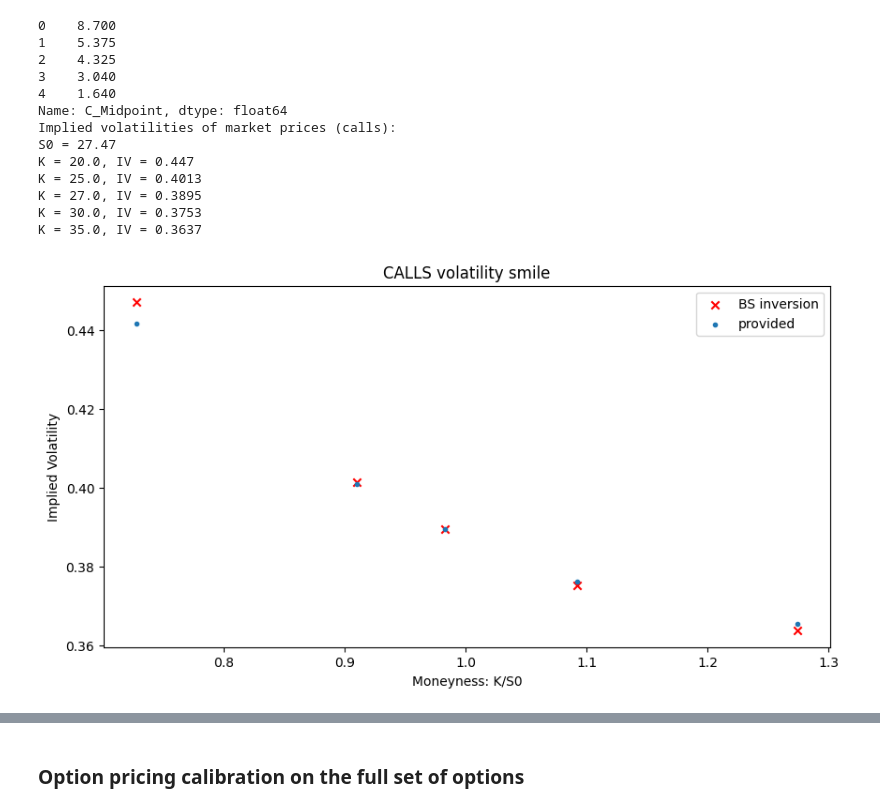
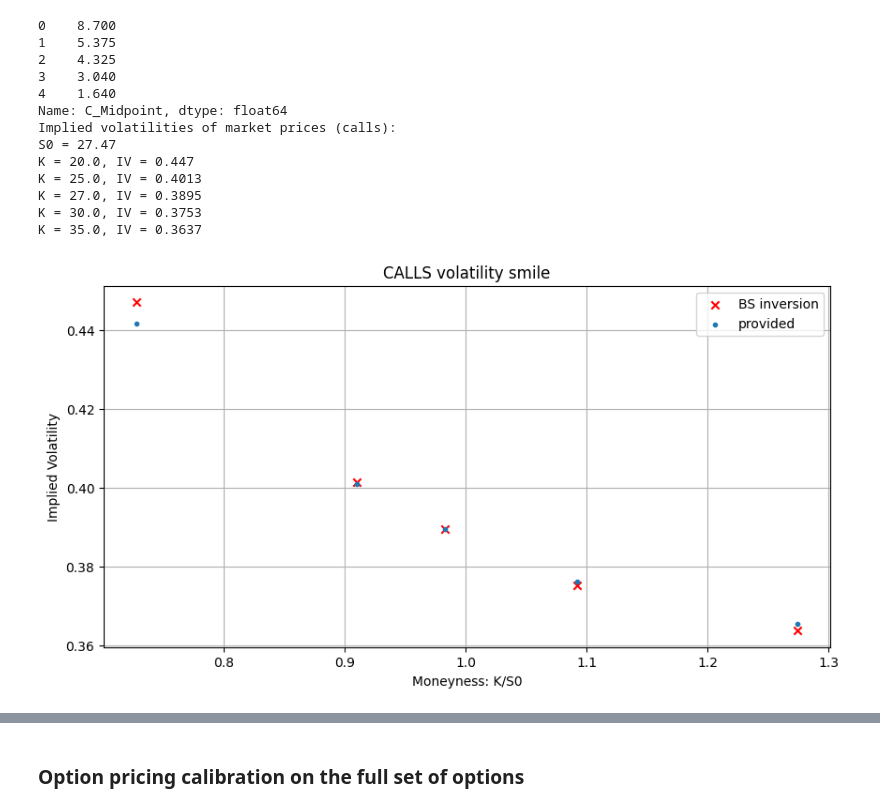
Before and after one commit to ornella-el/Margin-Loans-Pricing, a Jupyter notebook: calibration/NVDA/3_Mixed_Calibration_Calls+Otko.ipynb, the cells around one changed output, grey strips where cells are left out. Cells and saved outputs as stored; diff of their text form; code cells hidden in the pictures.

```diff
--- a/calibration/NVDA/3_Mixed_Calibration_Calls+Otko.ipynb
+++ b/calibration/NVDA/3_Mixed_Calibration_Calls+Otko.ipynb
@@ -61 +70,12 @@ Then, we create the objects of the classes that develop the desired models.
+# %%
+bs_param = calls_bs_params_nvda
+
+m_params_calls = calls_mert_params_nvda
+m_params_otko = otko_mert_params_nvda
+
+k_params_calls = calls_kou_params_nvda
+k_params_otko = otko_kou_params_nvda
+
+vg_params_calls = calls_vg_params_nvda
+vg_params_otko = otko_vg_params_nvda
 # %%
@@ -125,22 +140,22 @@ K = 35.0, IV = 0.3637
 # %%
 # Plot market implied volatilities w.r.t. log moneyness
 x = (calls_strikes/S0)
 # IV_filtered = [iv for iv in IV_market_p if iv != -1]
 # x_filtered = [log_m for iv, log_m in zip(IV_market_p, x) if iv != -1]
 IV_filtered = [iv for iv in IV_market if iv != -1]
 x_filtered = [log_m for iv, log_m in zip(IV_market, x) if iv != -1]
 
 fig, ax1 = plt.subplots(figsize=(10,5))
 
 #CALLS
 ax1.scatter(x, IV_market, marker='x', label='BS inversion', color='red')
 ax1.scatter(x, calls['C_IV'], marker='.', label='provided')
 
 ax1.set_xlabel('Moneyness: K/S0'); ax1.set_ylabel('Implied Volatility'); ax1.set_title('CALLS volatility smile')
 
-ax1.legend(); plt.show()
+ax1.legend(); ax1.grid(); plt.show()
 # %% [output]
-[figure, old version]
+[figure, new version]
 # %%
 otko_nvda = pd.read_csv('../../data/NVDA/nvda_otko_1year.csv')
 
```
Also changed, not shown: parts of 25 cells of this notebook, 2 other files.
